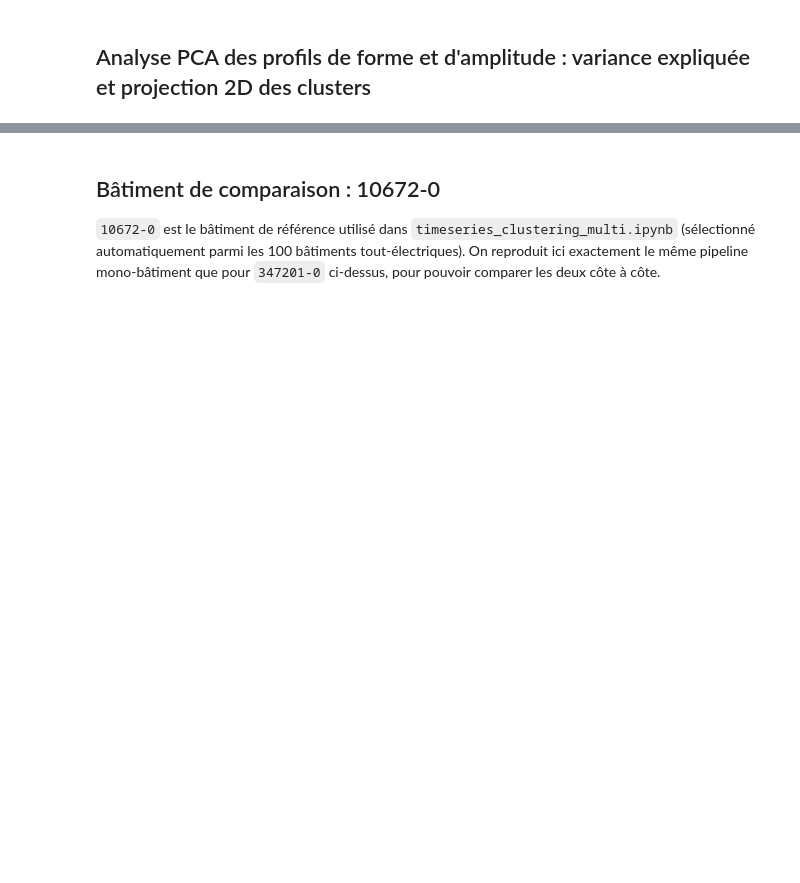
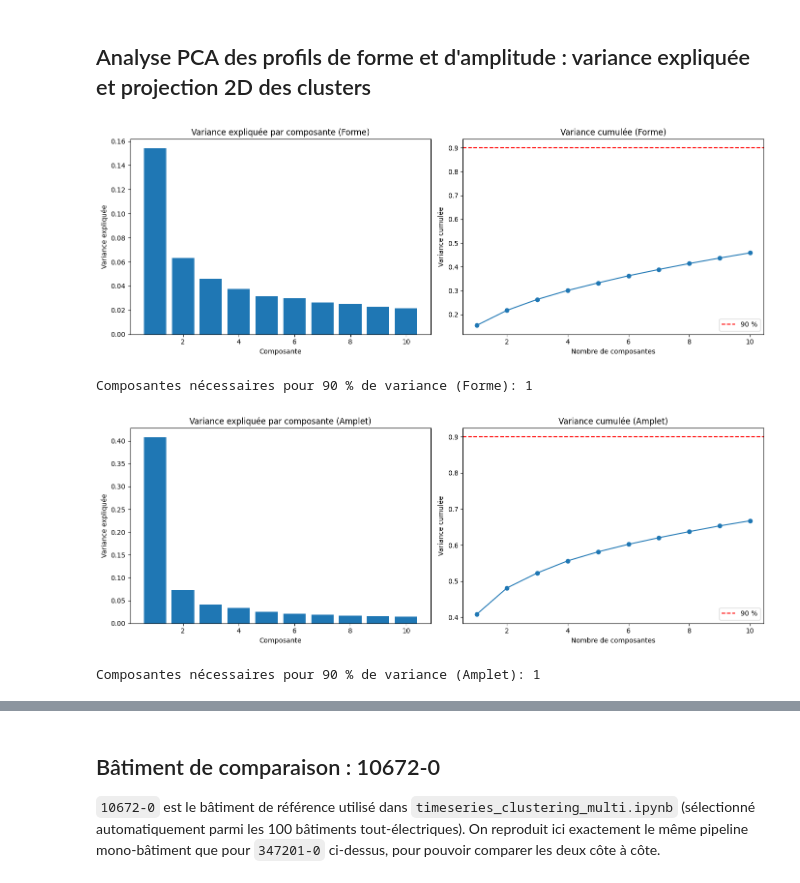
Before and after one commit to BOUBAKERAMDY/FlexiMax, a Jupyter notebook: notebooks/06_timeseries/timeseries_clustering.ipynb, the cells around one changed output, grey strips where cells are left out. Saved outputs shown, nothing was run; the diff lists cells and outputs as text; code cells hidden in the pictures; blank space fills up the shorter version.

```diff
--- a/notebooks/06_timeseries/timeseries_clustering.ipynb
+++ b/notebooks/06_timeseries/timeseries_clustering.ipynb
@@ -539,35 +651,40 @@ def compute_pca(X, n_components=10, titre1=""):
     X_pca = pca.fit_transform(X)
 
     var_ratio = pca.explained_variance_ratio_
     var_cum = np.cumsum(var_ratio)
 
     fig, axes = plt.subplots(1, 2, figsize=(14, 5))
 
     axes[0].bar(range(1, len(var_ratio) + 1), var_ratio)
     axes[0].set_xlabel("Composante")
     axes[0].set_ylabel("Variance expliquée")
     axes[0].set_title(f"Variance expliquée par composante {titre1}")
 
     axes[1].plot(range(1, len(var_cum) + 1), var_cum, marker="o")
     axes[1].axhline(0.90, color="red", linestyle="--", label="90 %")
     axes[1].set_xlabel("Nombre de composantes")
     axes[1].set_ylabel("Variance cumulée")
     axes[1].legend()
     axes[1].set_title(f"Variance cumulée {titre1}")
 
     plt.tight_layout()
-
-
+    safe_name = titre1.lower().replace(" ", "_").replace("(", "").replace(")", "")
+    plt.savefig(FIGURES / f"timeseries_clustering_pca_variance_{safe_name}.png", dpi=150, bbox_inches="tight")
     plt.show()
 
     n_components_90 = np.argmax(var_cum >= 0.90) + 1
 
     print(f"Composantes nécessaires pour 90 % de variance {titre1}: {n_components_90}")
 
     return X_pca, pca, var_ratio, var_cum, n_components_90
 
 X_pca_forme, pca_forme, var_ratio_forme, var_cum_forme, n_components_90_forme=compute_pca(X, n_components=10, titre1="(Forme)")
 Y_pca_amplet, pca_amplet, var_ratio_amplet, var_cum_amplet, n_components_90_amplet=compute_pca(Y, n_components=10, titre1="(Amplet)")
+# %% [output]
+[figure, added]
+Composantes nécessaires pour 90 % de variance (Forme): 1
+[figure, added]
+Composantes nécessaires pour 90 % de variance (Amplet): 1
 # %%
 def plot_pca_clusters(X_pca, cluster_labels, var_ratio, title="Projection PCA des clusters"):
     """Affiche la projection 2D de la PCA colorée par les clusters."""
```
Also changed, not shown: parts of 23 cells of this notebook, 16 other files.
